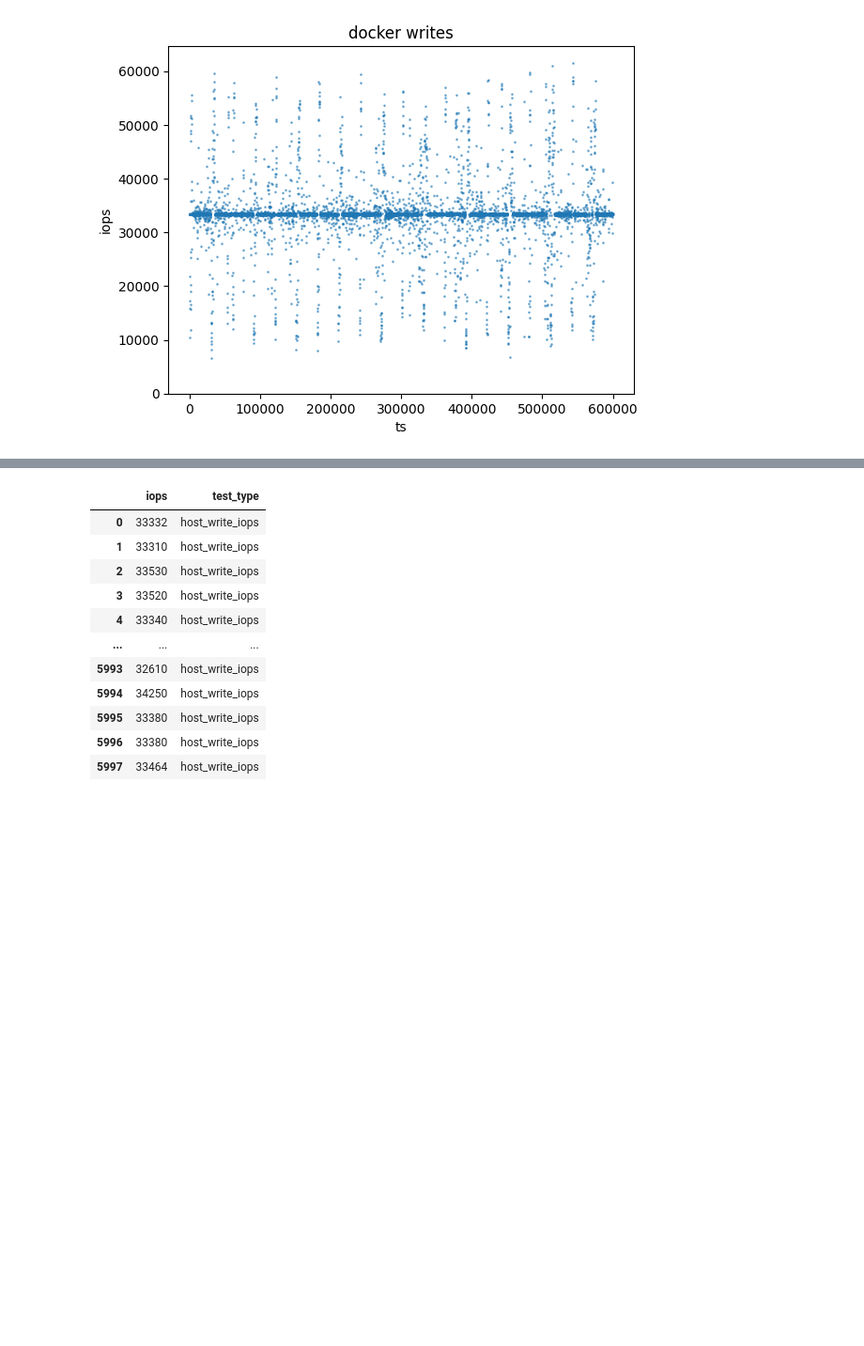
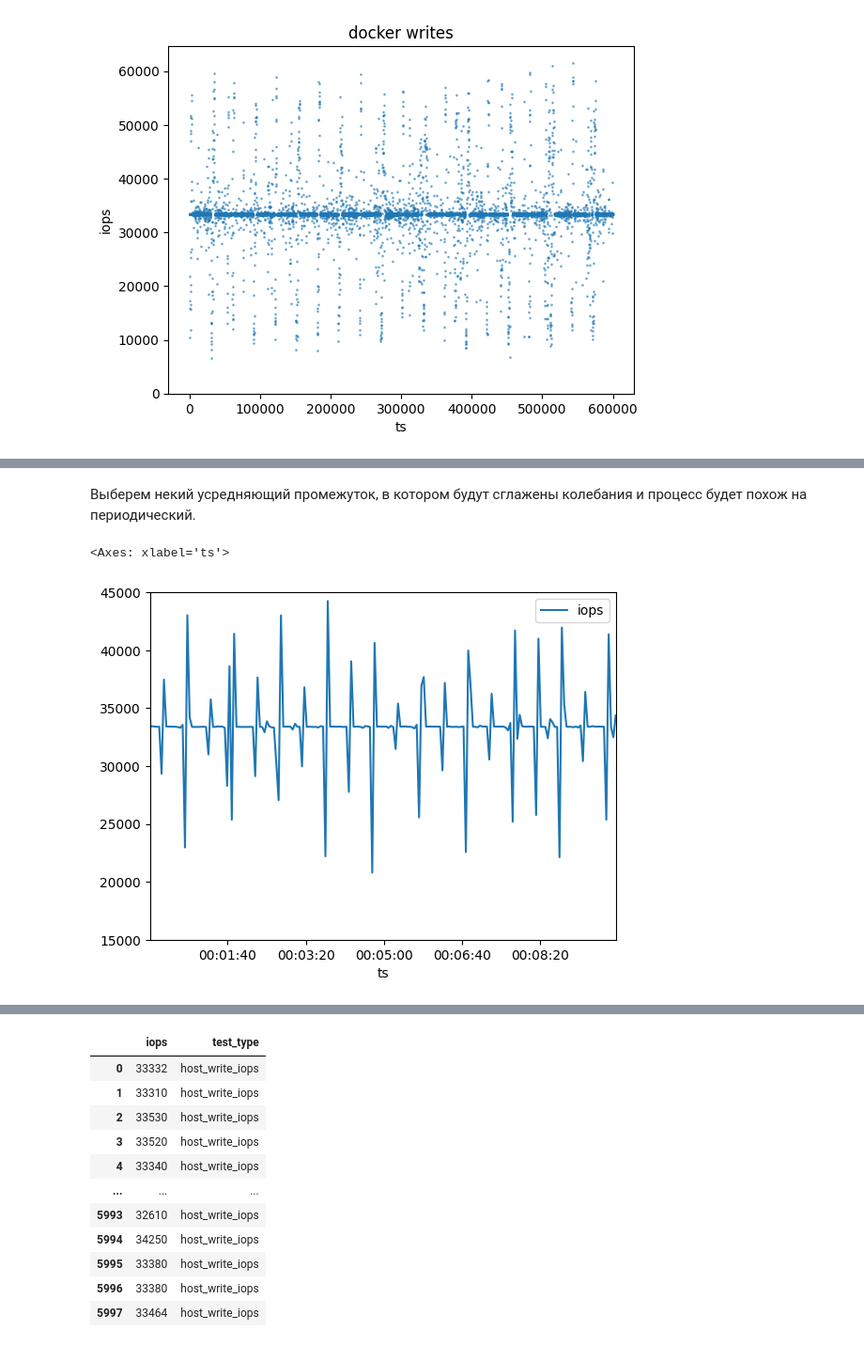
Before and after one commit to pavlozt/research, a Jupyter notebook: docker-volumes/docker_vs_host-non-replicated.ipynb, the cells around one changed output, grey strips where cells are left out. Shown at 94% size. Saved outputs shown, nothing was run; the diff lists cells and outputs as text; code cells hidden in the pictures; blank space fills up the shorter version.

Commit message:
Season effects

```diff
--- a/docker-volumes/docker_vs_host-non-replicated.ipynb
+++ b/docker-volumes/docker_vs_host-non-replicated.ipynb
@@ -115,0 +116,5 @@ docker[docker.t==1].plot.scatter(x='ts',y='iops',title='docker writes',alpha=0.5
+# %%
+seasonality = host[host.t==1][['ts','iops']]
+seasonality['ts']=pd.to_timedelta(seasonality['ts'],unit='ms')
+seasonality=seasonality.set_index('ts')
+seasonality.head(3)
@@ -115,0 +127,7 @@ docker[docker.t==1].plot.scatter(x='ts',y='iops',title='docker writes',alpha=0.5
+# %% [markdown]
+Выберем некий усредняющий промежуток, в котором  будут сглажены колебания и процесс будет похож на периодический.
+# %%
+seasonality.resample('3s').mean().plot(ylim=(15000,45000))
+# %% [output]
+<Axes: xlabel='ts'>
+[figure, added]
```
Also changed, not shown: parts of 12 cells of this notebook.
